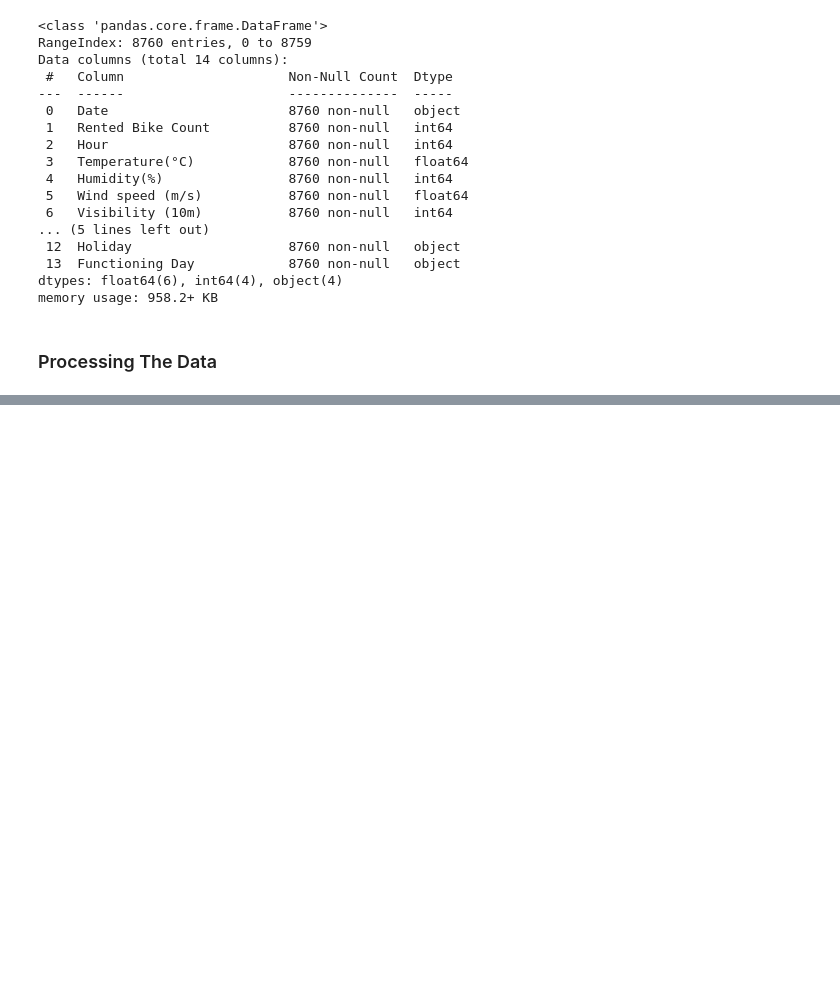
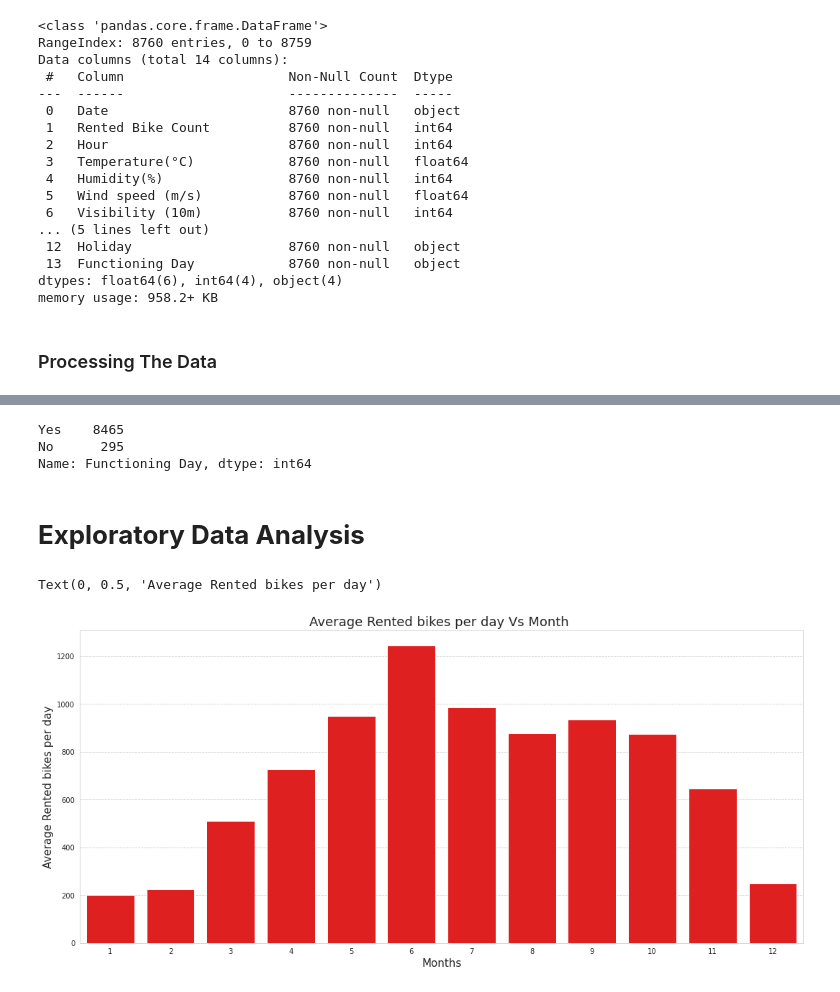
Before and after one commit to Ajinkya6597/Bike_sharing_demand_prediction, a Jupyter notebook: Bike_Sharing_Demand_Prediction_Capstone_Project.ipynb, the cells around one changed output, grey strips where cells are left out. Saved outputs shown, nothing was run; the diff lists cells and outputs as text; code cells hidden in the pictures; blank space fills up the shorter version.

```diff
--- a/Bike_Sharing_Demand_Prediction_Capstone_Project.ipynb
+++ b/Bike_Sharing_Demand_Prediction_Capstone_Project.ipynb
@@ -104,0 +133,5 @@ memory usage: 958.2+ KB
+# %%
+df['Date'] = df['Date'].apply(lambda x:dt.strptime(x, "%d/%m/%Y"))
+df['Day'] = df['Date'].dt.day_name()
+df['Month'] = df['Date'].dt.month
+df['Year'] = df['Date'].dt.year
@@ -104,0 +154,5 @@ memory usage: 958.2+ KB
+# %%
+
+# Lets add a new column named Weekend with binary values, indicating 1 for weekend and 0 for a weekday
+
+df['Weekend']=df['Day'].apply(lambda x : 1 if x=='Saturday' or x=='Sunday' else 0 )
@@ -104,0 +168,23 @@ memory usage: 958.2+ KB
+# %%
+#Dropping columns in vertical axis
+df=df.drop(columns=['Date','Day','Year'],axis=1)
+# %%
+#counting Functioning Day using value value_count
+df['Functioning Day'].value_counts()
+# %% [output]
+Yes    8465
+No      295
+Name: Functioning Day, dtype: int64
+# %% [markdown]
+# **Exploratory Data Analysis**
+# %%
+# Visualisation of number of rented bikes vs Months
+
+fig,ax=plt.subplots(figsize=(18,8))
+sns.barplot(data=df,x='Month',y='Rented Bike Count',color = 'red' , ci=None)
+ax.set_title('Average Rented bikes per day Vs Month ' , fontsize=18)
+ax.set_xlabel('Months',fontsize=15)
+ax.set_ylabel('Average Rented bikes per day',fontsize=15)
+# %% [output]
+Text(0, 0.5, 'Average Rented bikes per day')
+[figure, added]
```
Also changed, not shown: parts of 140 cells of this notebook.
